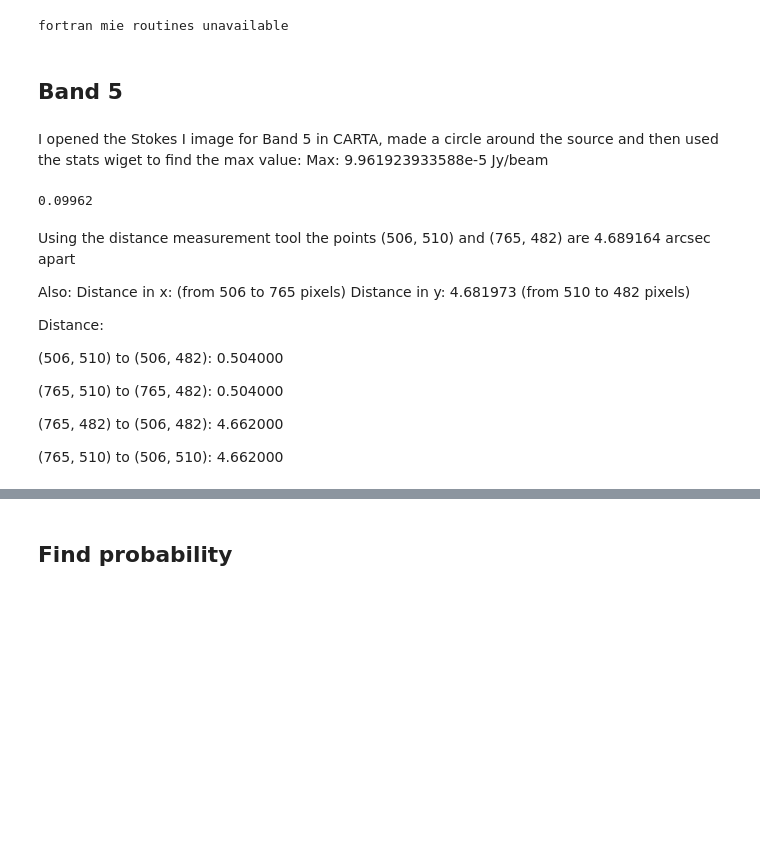
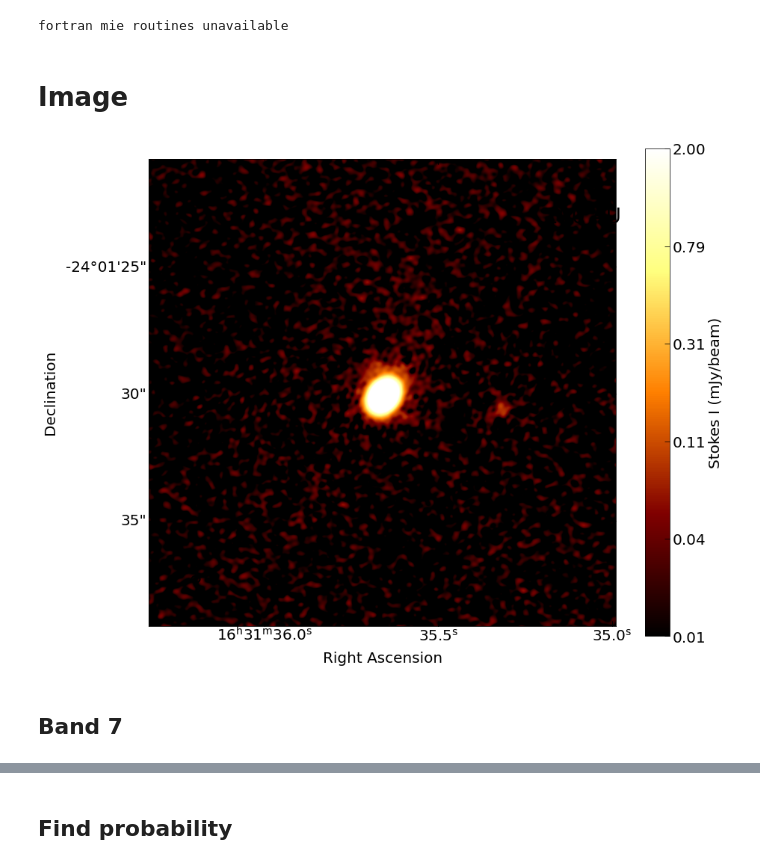
Before and after one commit to audreyburggraf/MastersThesis, a Jupyter notebook: PLOTTING C29 989/GALAXY CONTAMINATION/GalaxyContamination_BAND5.ipynb, the cells around one changed output, grey strips where cells are left out. Saved outputs shown, nothing was run; the diff lists cells and outputs as text; code cells hidden in the pictures; blank space fills up the shorter version.

Commit message:
Pushing new plot location for latex

```diff
--- a/PLOTTING C29 989/GALAXY CONTAMINATION/GalaxyContamination_BAND5.ipynb
+++ b/PLOTTING C29 989/GALAXY CONTAMINATION/GalaxyContamination_BAND5.ipynb
@@ -12,34 +12,24 @@ fortran mie routines unavailable
 %run "/Users/audreyburggraf/Desktop/QUEEN'S/THESIS RESEARCH/PLOTTING C29 989/FITS FILES/BAND5/load_band5_data.py"
 # %%
 %run "/Users/audreyburggraf/Desktop/QUEEN'S/THESIS RESEARCH/PLOTTING C29 989/constants.py"
+# %% [markdown]
+# Image
+# %%
+StokesI_stretched_mJy, StokesI_unstretched_cbar_ticks = normalize_stokesI_for_cmap(StokesI_mJy,
+                                                                                   custom_min = 0.000006 * 1000,
+                                                                                   custom_max = 2)
+# %%
+fig, ax = create_stokes_i_base_plot(StokesI_wcs, StokesI_stretched_mJy, "afmhot",
+                              normalized_cbar_ticks, StokesI_unstretched_cbar_ticks,
+                              0, nx, 0, ny,
+                              reference_length_pix, reference_length_AU,
+                              BMAJ_pix, BMIN_pix, BPA_deg_cartesian,
+                              max_length_pix, reference_fraction)
+
+plt.savefig(writeup_image_folder_path + '/GalaxyContamination/'+ "StokesI_BAND5.pdf",
+            dpi=300,
+            bbox_inches='tight')
+# %% [output]
+[figure, added]
 # %% [markdown]
-## Band 5
+## Band 7
-# %% [markdown]
-I opened the Stokes I image for Band 5 in CARTA, made a circle around the source and then used the stats wiget to find the max value:
-Max: 9.961923933588e-5 Jy/beam
-# %%
-S_source = 9.962e-5 * 1000
-S_source
-
-
-# This occurs at (765, 482)
-# %% [output]
-0.09962
-# %% [markdown]
-Using the distance measurement tool the points (506, 510) and (765, 482) are 4.689164 arcsec apart
-
-Also:
-Distance in x: (from 506 to 765 pixels)
-Distance in y: 4.681973 (from 510 to 482 pixels)
-
-
-
-Distance:
-
-(506, 510) to (506, 482): 0.504000
-
-(765, 510) to (765, 482): 0.504000
-
-(765, 482) to (506, 482): 4.662000
-
-(765, 510) to (506, 510): 4.662000
```
Also changed, not shown: parts of 23 cells of this notebook, 32 other files.
